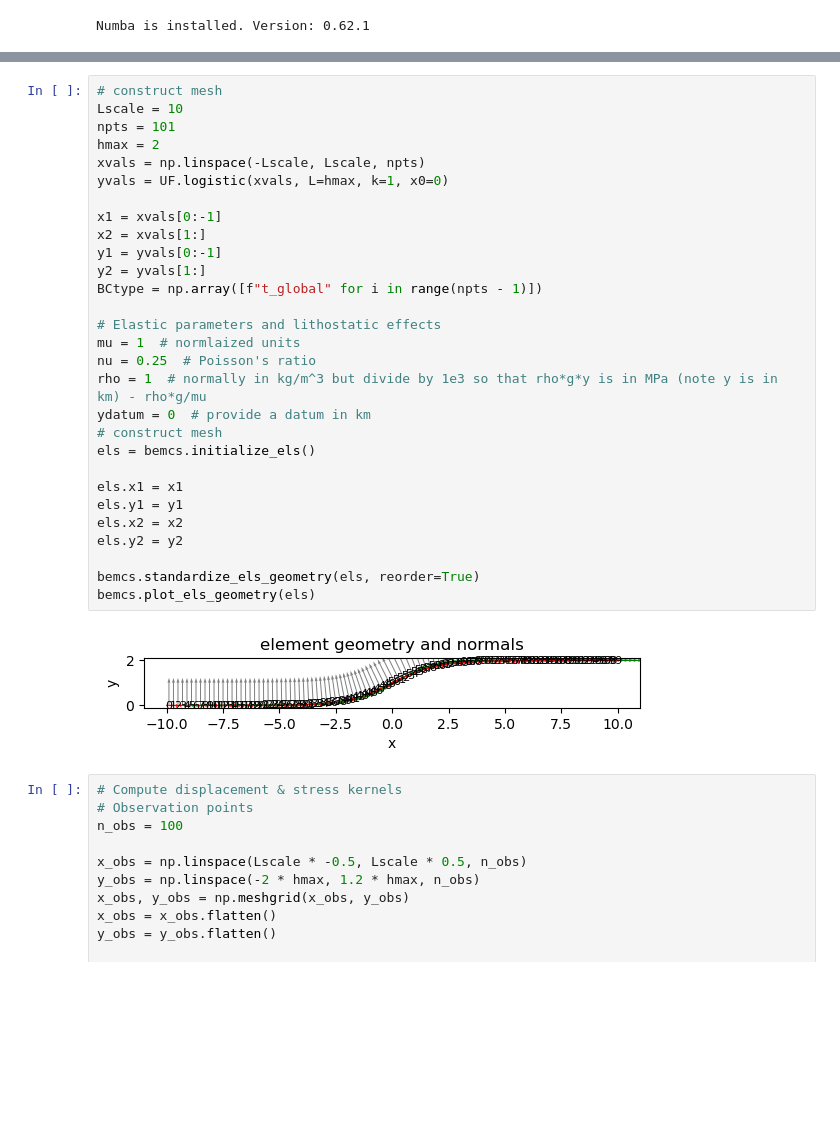
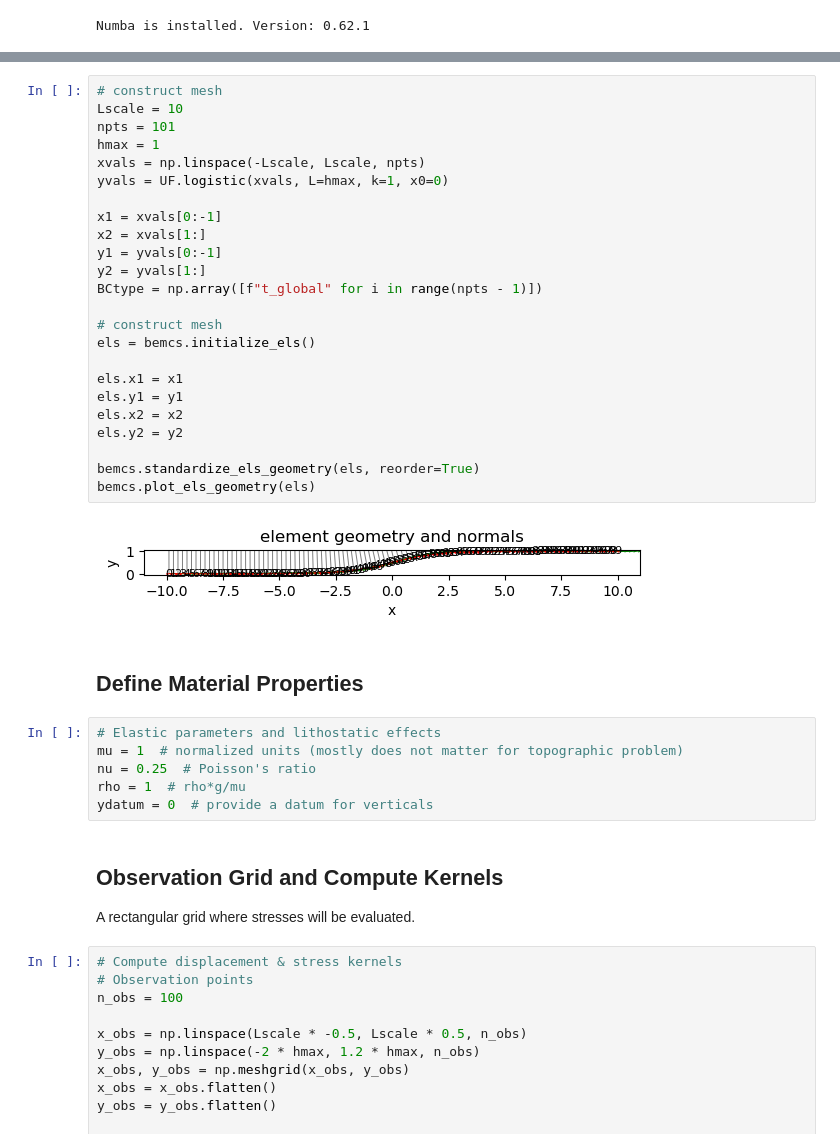
Before and after one commit to mallickrishg/landslides, a Jupyter notebook: bem/python/example_landslideMassStress.ipynb, the cells around one changed output, grey strips where cells are left out. Drawn from its saved outputs; the diff is of its cells as text; blank space fills up the shorter version.

```diff
--- a/bem/python/example_landslideMassStress.ipynb
+++ b/bem/python/example_landslideMassStress.ipynb
@@ -18,34 +36,41 @@ In this example we create a non-planar topographic mesh and impose traction chan
 # %%
 # construct mesh
 Lscale = 10
 npts = 101
-hmax = 2
+hmax = 1
 xvals = np.linspace(-Lscale, Lscale, npts)
 yvals = UF.logistic(xvals, L=hmax, k=1, x0=0)
 
 x1 = xvals[0:-1]
 x2 = xvals[1:]
 y1 = yvals[0:-1]
 y2 = yvals[1:]
 BCtype = np.array([f"t_global" for i in range(npts - 1)])
 
-# Elastic parameters and lithostatic effects
-mu = 1  # normlaized units
-nu = 0.25  # Poisson's ratio
-rho = 1  # normally in kg/m^3 but divide by 1e3 so that rho*g*y is in MPa (note y is in km) - rho*g/mu
-ydatum = 0  # provide a datum in km
 # construct mesh
 els = bemcs.initialize_els()
 
 els.x1 = x1
 els.y1 = y1
 els.x2 = x2
 els.y2 = y2
 
 bemcs.standardize_els_geometry(els, reorder=True)
 bemcs.plot_els_geometry(els)
 # %% [output]
-[figure, old version]
+[figure, new version]
+# %% [markdown]
+## Define Material Properties
+# %%
+# Elastic parameters and lithostatic effects
+mu = 1  # normalized units (mostly does not matter for topographic problem)
+nu = 0.25  # Poisson's ratio
+rho = 1  # rho*g/mu
+ydatum = 0  # provide a datum for verticals
+# %% [markdown]
+## Observation Grid and Compute Kernels
+
+A rectangular grid where stresses will be evaluated.
 # %%
 # Compute displacement & stress kernels
 # Observation points
```
Also changed, not shown: parts of 7 cells of this notebook.
